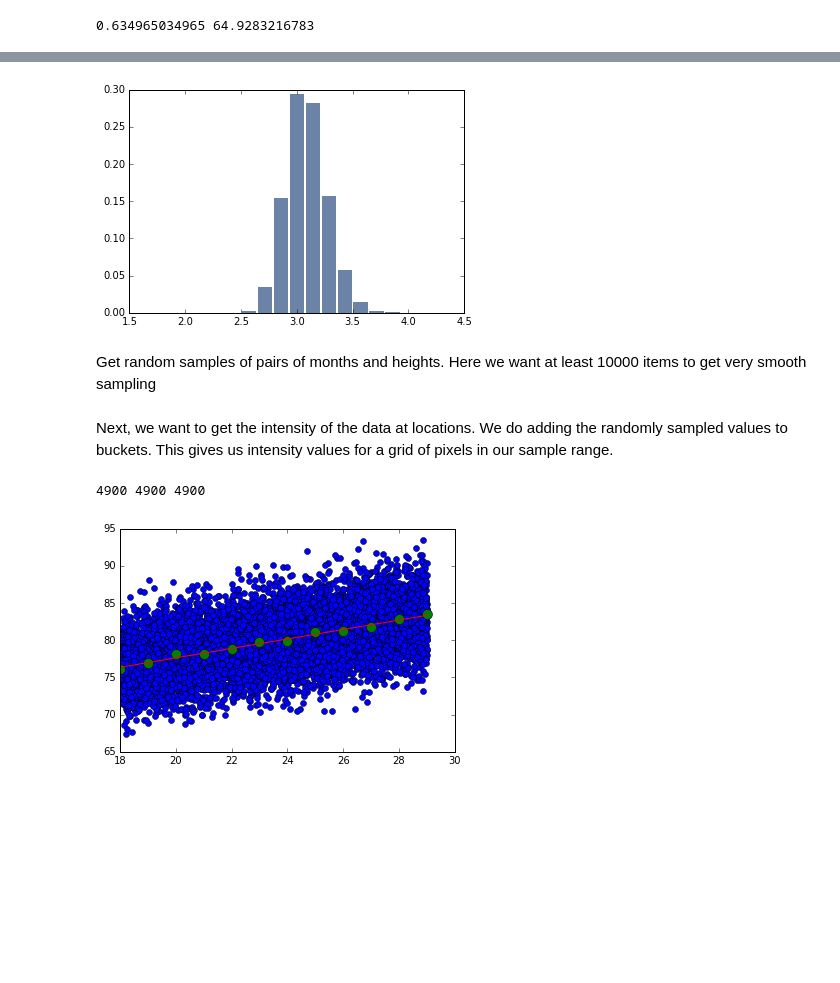
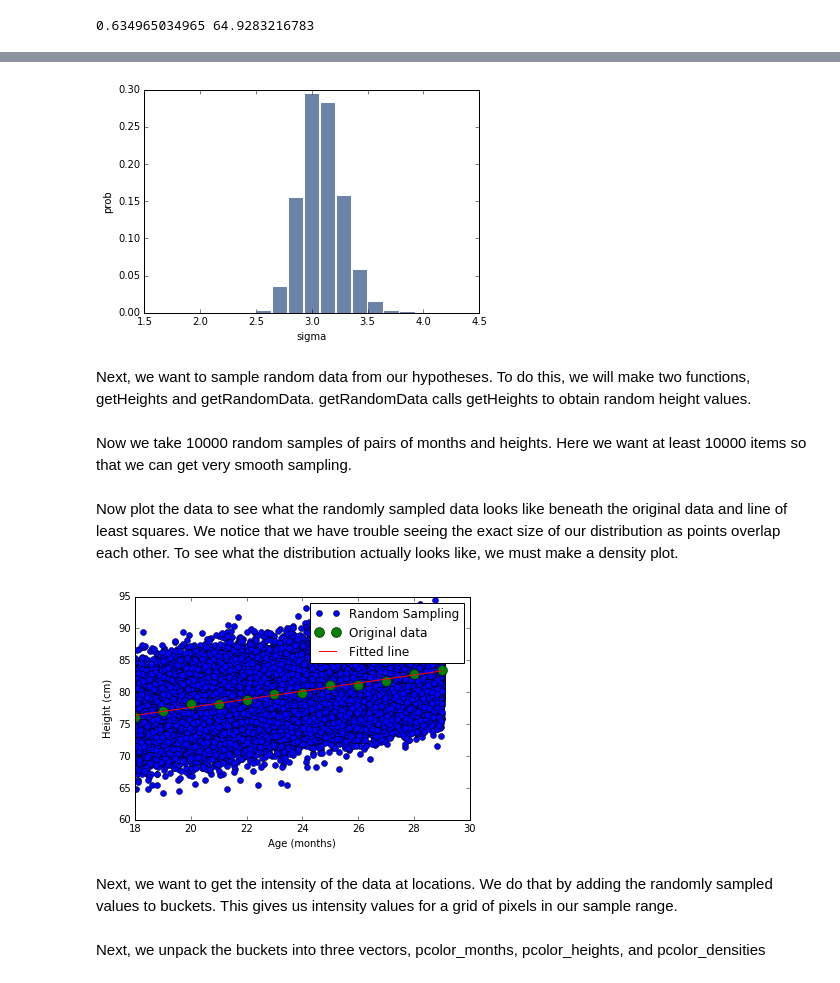
Before and after one commit to NathanYee/ThinkBayes2, a Jupyter notebook: bayesianLinearRegression/Final Report.ipynb, the cells around one changed output, grey strips where cells are left out. Cells and saved outputs as stored; diff of their text form; code cells hidden in the pictures; blank space fills up the shorter version.

```diff
--- a/bayesianLinearRegression/Final Report.ipynb
+++ b/bayesianLinearRegression/Final Report.ipynb
@@ -153,8 +166,11 @@ thinkplot.hist(marginal_slopes)
 # %%
 marginal_sigmas = LeastSquaresHypos.Marginal(2)
 thinkplot.hist(marginal_sigmas)
+thinkplot.Config(xlabel='sigma', ylabel='prob')
 # %% [output]
-[figure, old version]
+[figure, new version]
+# %% [markdown]
+Next, we want to sample random data from our hypotheses. To do this, we will make two functions, getHeights and getRandomData. getRandomData calls getHeights to obtain random height values.
 # %%
 def getHeights(hypo_samples, random_months):
     """
@@ -162,7 +178,8 @@ def getHeights(hypo_samples, random_months):
     random height
 
     Args:
-        hypo_samples
+        hypo_samples (sequence): Sampled hypotheses from the LeastSquaredHypos suite
+        random_months (sequence): Randomly sampled months
     """
     random_heights = np.zeros(len(random_months))
     for i in range(len(random_heights)):
@@ -175,19 +192,41 @@ def getHeights(hypo_samples, random_months):
 
 def getRandomData(start_month, end_month, n, LeastSquaresHypos):
     """
-    n - number of samples
+    getRadomData computes and returns two sequences
+
+    Args:
+        start_month: (number): Starting month
+        end_month: (number): Ending month
+        n (int): Number of samples
+        LeastSquaresHypos (Suite): Contains the hypos we want to sample
+
+    Returns:
+        Sequence of random_months and random_heights
+
     """
     random_hypos = LeastSquaresHypos.Sample(n)
     random_months = np.random.uniform(start_month, end_month, n)
     random_heights = getHeights(random_hypos, random_months)
     return random_months, random_heights
 # %% [markdown]
-Get random samples of pairs of months and heights. Here we want at least 10000 items to get very smooth sampling
+Now we take 10000 random samples of pairs of months and heights. Here we want at least 10000 items so that we can get very smooth sampling.
 # %%
-num_samples = 10000
+num_samples = 100000
 random_months, random_heights = getRandomData(18, 29, num_samples, LeastSquaresHypos)
+# %% [markdown]
+Now plot the data to see what the randomly sampled data looks like beneath the original data and line of least squares. We notice that we have trouble seeing the exact size of our distribution as points overlap each other. To see what the distribution actually looks like, we must make a density plot.
+# %%
+plt.plot(random_months, random_heights, 'o', label='Random Sampling')
+plt.plot(ages, heights, 'o', label='Original data', markersize=10)
+plt.plot(ages, slope*ages + intercept, 'r', label='Fitted line')
+plt.xlabel('Age (months)')
+plt.ylabel('Height (cm)')
+plt.legend()
+plt.show()
+# %% [output]
+[figure, added]
 # %% [markdown]
-Next, we want to get the intensity of the data at locations. We do adding the randomly sampled values to buckets. This gives us intensity values for a grid of pixels in our sample range.
+Next, we want to get the intensity of the data at locations. We do that by adding the randomly sampled values to buckets. This gives us intensity values for a grid of pixels in our sample range.
 # %%
 num_buckets = 70 # num_buckets^2 is actual number
 
@@ -214,21 +253,13 @@ for month, height in zip(random_months, random_heights):
             if height > key[1] - vert_step and height < key[1] + vert_step:
                 buckets[key] += 1
                 break # can only fit in a single bucket
+# %% [markdown]
+Next, we unpack the buckets into three vectors, pcolor_months, pcolor_heights, and pcolor_densities
 # %%
 pcolor_months = []
 pcolor_heights = []
-pcolor_intensities = []
+pcolor_densities = []
 for key in buckets:
     pcolor_months.append(key[0])
     pcolor_heights.append(key[1])
-    pcolor_intensities.append(buckets[key])
+    pcolor_densities.append(buckets[key])
-# %% [output]
-4900 4900 4900
-# %%
-plt.plot(random_months, random_heights, 'o', label='Random Sampling')
-plt.plot(ages, heights, 'o', label='Original data', markersize=10)
-plt.plot(ages, slope*ages + intercept, 'r', label='Fitted line')
-# plt.legend()
-plt.show()
-# %% [output]
-[figure, removed]
```
Also changed, not shown: parts of 40 cells of this notebook, 4 other files.
